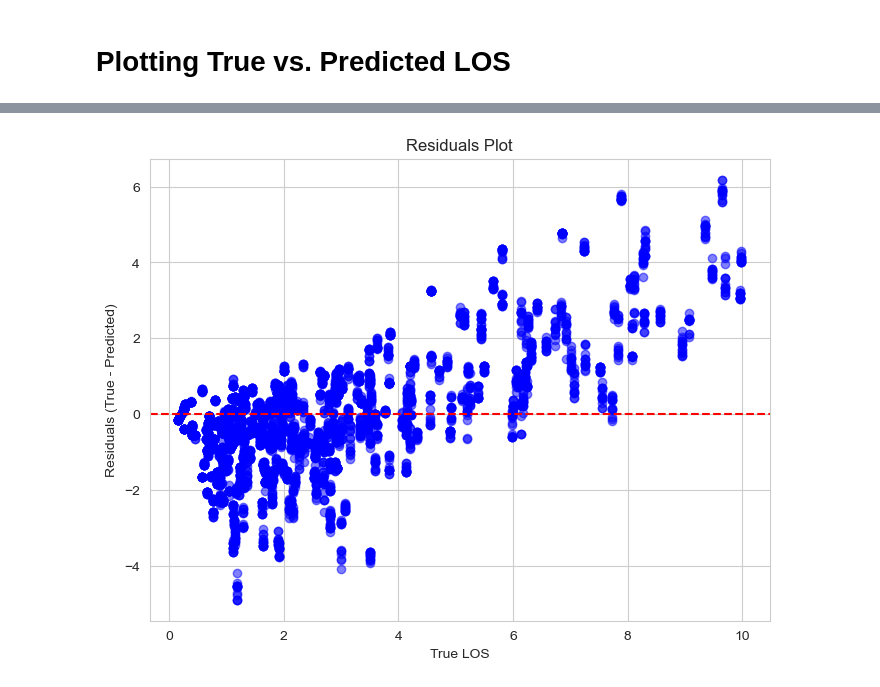
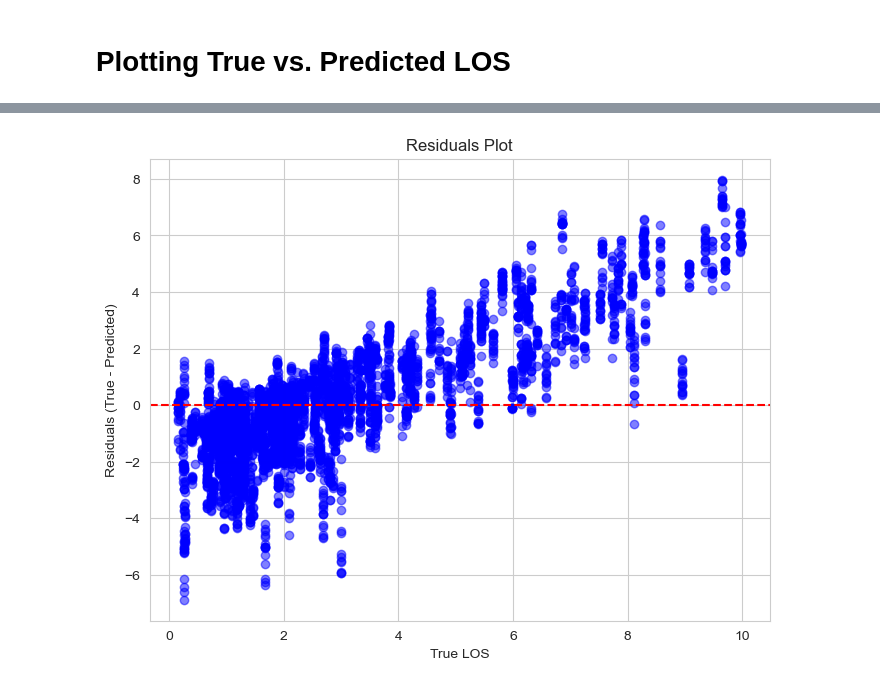
Before and after one commit to DimopDim/PhD, a Jupyter notebook: 03_External_Validation/01_XGBoost_los.ipynb, the cells around one changed output, grey strips where cells are left out. Cells and saved outputs as stored; diff of their text form; code cells hidden in the pictures.

Commit message:
adding true vs pred adn residuals plots

```diff
--- a/03_External_Validation/01_XGBoost_los.ipynb
+++ b/03_External_Validation/01_XGBoost_los.ipynb
@@ -1330,19 +1301,22 @@ plt.show()
 # %%
 import matplotlib.pyplot as plt
+
+# Convert y_test to a 1D numpy array
+y_test = y_test.values.flatten()
 
 # Calculate residuals
 residuals = y_test - y_pred
 
 # Plot residuals
 plt.figure(figsize=(8, 6))
 plt.scatter(y_test, residuals, color='blue', alpha=0.5)
 plt.axhline(y=0, color='red', linestyle='--')
 plt.xlabel('True LOS')
 plt.ylabel('Residuals (True - Predicted)')
 plt.title('Residuals Plot')
 plt.grid(True)
 # Save the plot as a PNG image
-plt.savefig("plots/02_Prediction_Plot/01_residuals/04_residuals_plot.png", dpi=300, bbox_inches='tight')
+plt.savefig("plots/02_Prediction_Plot/01_residuals/17_residuals_plot.png", dpi=300, bbox_inches='tight')
 plt.show()
 # %% [output]
-[figure, old version]
+[figure, new version]
```
Also changed, not shown: parts of 16 cells of this notebook.
